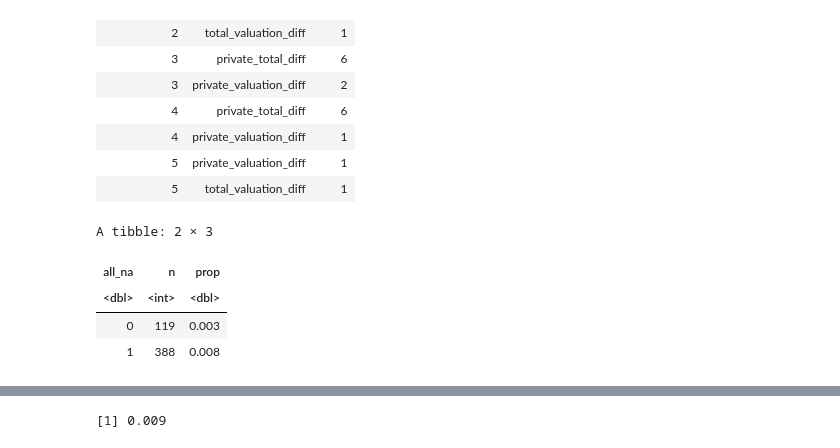
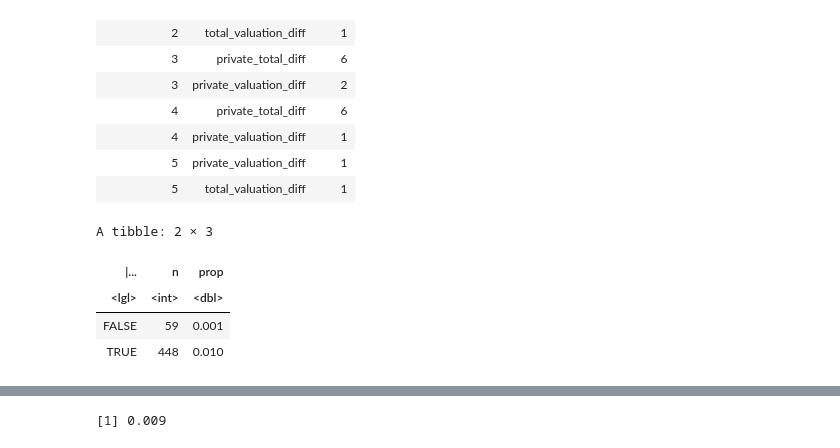
Before and after one commit to willwwang/little-nepas, a Jupyter notebook: script/ocr_validation.ipynb, the cells around one changed output, grey strips where cells are left out. Saved outputs shown, nothing was run; the diff lists cells and outputs as text; code cells hidden in the pictures.

```diff
--- a/script/ocr_validation.ipynb
+++ b/script/ocr_validation.ipynb
@@ -36,7 +48,11 @@ validations = bps |>
   pivot_longer(contains("diff"), names_to = "diff_type", values_to = "diff_value") |>
   mutate(
     abs_diff_value = abs(diff_value),
-    all_na = if_all(total_units:public_valuation, \(x) is.na(x)) |> as.numeric()
+    all_units_na = if_all(total_units:private_structures, \(x) is.na(x)),
+    all_vals_na = if_all(total_valuation:public_valuation, \(x) is.na(x)),
+    all_private_units_na = if_all(total_units:private_5plus_units, \(x) is.na(x)), # Particular mode where all entries are (S) except public units
+    across(all_units_na:all_private_units_na, \(col) as.numeric(col)),
+    all_na = pmin(all_units_na & all_vals_na)
   )
 
 validations |>
@@ -85,12 +101,12 @@ A tibble: 11 × 3
 # %%
 # If validation failed because sum is NA, are all entries in that row NA? (that would be good)
 validations |>
   filter(is.na(diff_value)) |>
-  count(all_na) |>
+  count(!str_detect(diff_type, "valuation") & (all_units_na | all_private_units_na & public_units == 0) | str_detect(diff_type, "valuation") & all_vals_na) |>
   mutate(prop = round(n / 46000, 3))
 # %% [output]
 A tibble: 2 × 3
-| all_na | n | prop |
-| <dbl> | <int> | <dbl> |
-| 0 | 119 | 0.003 |
-| 1 | 388 | 0.008 |
+| |... | n | prop |
+| <lgl> | <int> | <dbl> |
+| FALSE | 59 | 0.001 |
+| TRUE | 448 | 0.010 |
```
Also changed, not shown: parts of 19 cells of this notebook, 10 other files.
